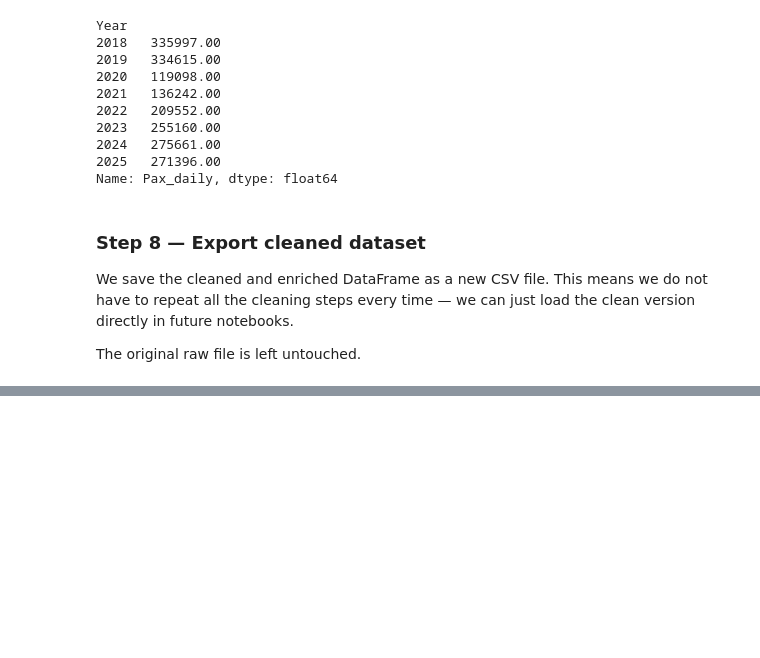
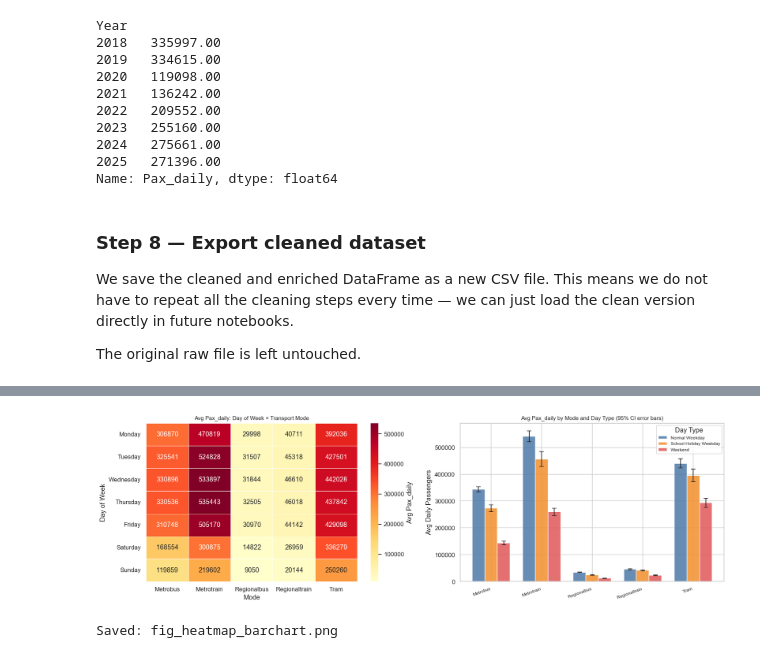
Before and after one commit to ShubhanjanR/Intro-to-data-science, a Jupyter notebook: Ausville_Notebook.ipynb, the cells around one changed output, grey strips where cells are left out. Drawn from its saved outputs; the diff is of its cells as text; code cells hidden in the pictures; blank space fills up the shorter version.

```diff
--- a/Ausville_Notebook.ipynb
+++ b/Ausville_Notebook.ipynb
@@ -314,0 +577,49 @@ Final shape: (4300, 11)
+# %%
+# A3: Heatmap — Day_of_week vs Mode (average Pax_daily)
+# A4: Bar chart — Pax_daily by Mode and Day_type with 95% CI error bars
+
+fig, (ax1, ax2) = plt.subplots(1, 2, figsize=(16, 5))
+
+# — Heatmap —
+day_order = ["Monday", "Tuesday", "Wednesday", "Thursday", "Friday", "Saturday", "Sunday"]
+pivot = (df.groupby(["Day_of_week", "Mode"], observed=True)["Pax_daily"]
+         .mean().unstack("Mode"))
+available_days = [d for d in day_order if d in pivot.index]
+pivot = pivot.reindex(available_days)
+
+sns.heatmap(pivot, ax=ax1, cmap="YlOrRd", annot=True, fmt=".0f",
+            linewidths=0.4, cbar_kws={"label": "Avg Pax_daily"})
+ax1.set_title("Avg Pax_daily: Day of Week × Transport Mode", fontsize=10)
+ax1.set_xlabel("Mode")
+ax1.set_ylabel("Day of Week")
+
+# — Bar chart with 95% CI —
+mode_dt = (df.groupby(["Mode", "Day_type"], observed=True)["Pax_daily"]
+           .agg(["mean", "std", "count"]).reset_index())
+mode_dt["ci95"] = 1.96 * mode_dt["std"] / np.sqrt(mode_dt["count"])
+
+modes_list = df["Mode"].cat.categories.tolist()
+daytypes_list = df["Day_type"].cat.categories.tolist()
+x = np.arange(len(modes_list))
+width = 0.25
+colors = ["#4e79a7", "#f28e2b", "#e15759"]
+
+for i, dt in enumerate(daytypes_list):
+    sub = mode_dt[mode_dt["Day_type"] == dt].set_index("Mode").reindex(modes_list)
+    ax2.bar(x + i * width, sub["mean"], width,
+            yerr=sub["ci95"], label=str(dt), color=colors[i % len(colors)],
+            capsize=4, alpha=0.85, error_kw={"elinewidth": 1.2})
+
+ax2.set_xticks(x + width)
+ax2.set_xticklabels(modes_list, rotation=20, ha="right", fontsize=8)
+ax2.set_title("Avg Pax_daily by Mode and Day Type (95% CI error bars)", fontsize=10)
+ax2.set_ylabel("Avg Daily Passengers")
+ax2.legend(title="Day Type", fontsize=8)
+
+plt.tight_layout()
+plt.savefig("/Users/apple/INTRO TO DATASCIENCE/Notebook/fig_heatmap_barchart.png", bbox_inches="tight")
+plt.show()
+print("Saved: fig_heatmap_barchart.png")
+# %% [output]
+[figure, added]
+Saved: fig_heatmap_barchart.png
```
Also changed, not shown: parts of 27 cells of this notebook.
